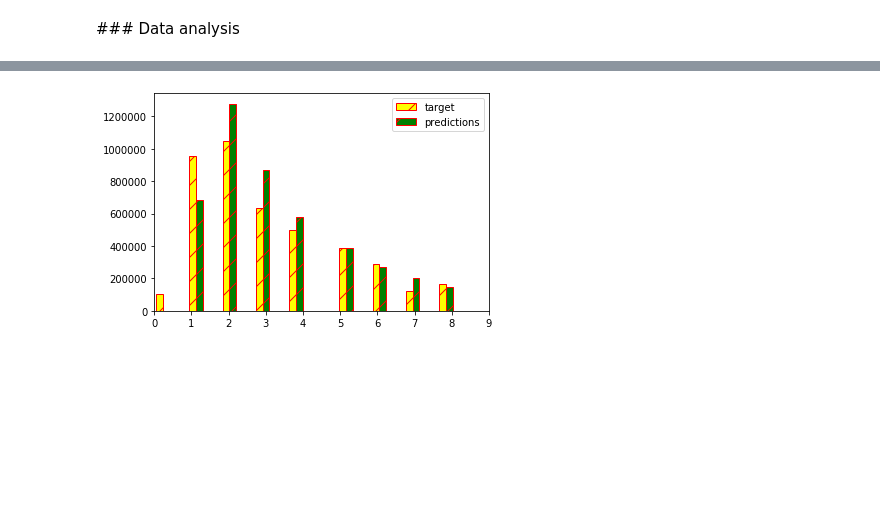
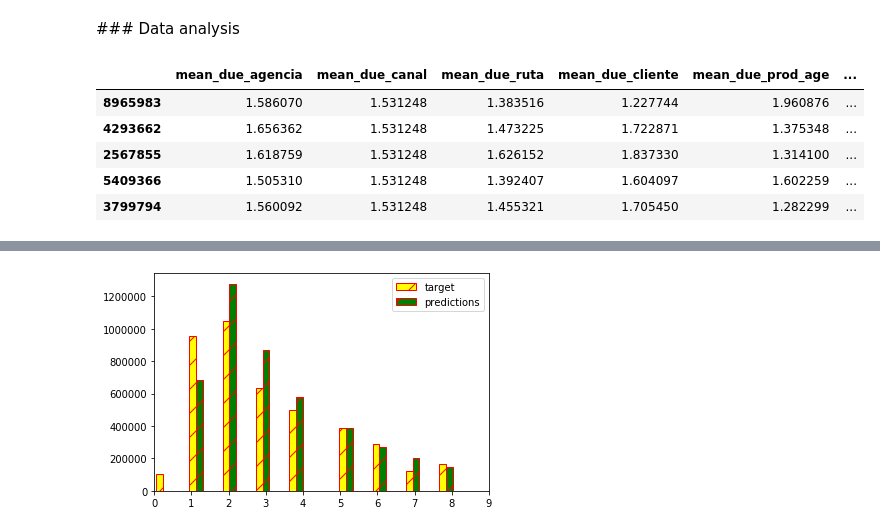
Before and after one commit to hervelao/bakery-products, a Jupyter notebook: shared_notebooks/07-xgboost-model-2.ipynb, the cells around one changed output, grey strips where cells are left out. Cells and saved outputs as stored; diff of their text form; code cells hidden in the pictures; blank space fills up the shorter version.

```diff
--- a/shared_notebooks/07-xgboost-model-2.ipynb
+++ b/shared_notebooks/07-xgboost-model-2.ipynb
@@ -120,3 +120,12 @@ X_train, X_val, y_train, y_val = train_test_split(X, y,
 
 X_train.drop(['Demanda_uni_equil'], axis=1, inplace=True)
 X_val.drop(['Demanda_uni_equil'], axis=1, inplace=True)
+# %%
+X_train.head()
+# %% [output]
+|  | mean_due_agencia | mean_due_canal | mean_due_ruta | mean_due_cliente | mean_due_prod_age | ... |
+| 8965983 | 1.586070 | 1.531248 | 1.383516 | 1.227744 | 1.960876 | ... |
+| 4293662 | 1.656362 | 1.531248 | 1.473225 | 1.722871 | 1.375348 | ... |
+| 2567855 | 1.618759 | 1.531248 | 1.626152 | 1.837330 | 1.314100 | ... |
+| 5409366 | 1.505310 | 1.531248 | 1.392407 | 1.604097 | 1.602259 | ... |
+| 3799794 | 1.560092 | 1.531248 | 1.455321 | 1.705450 | 1.282299 | ... |
```
Also changed, not shown: parts of 3 cells of this notebook, 3 other files.
